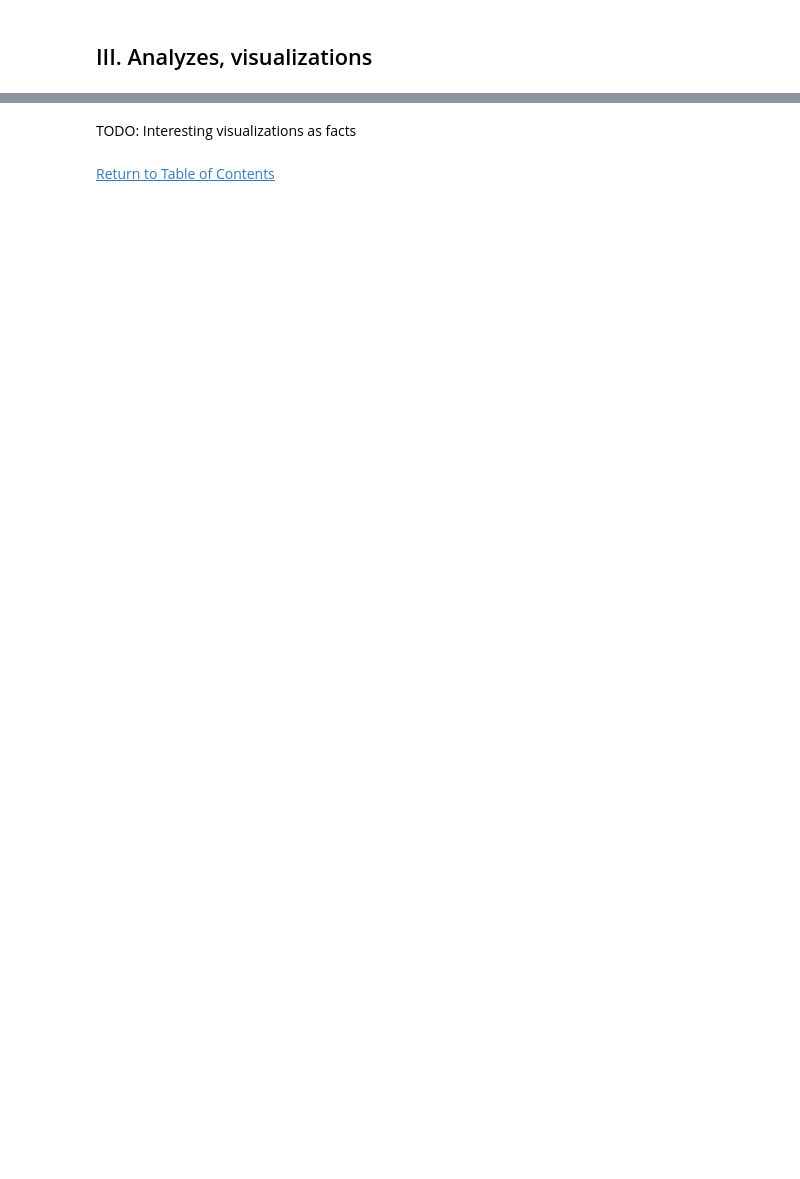
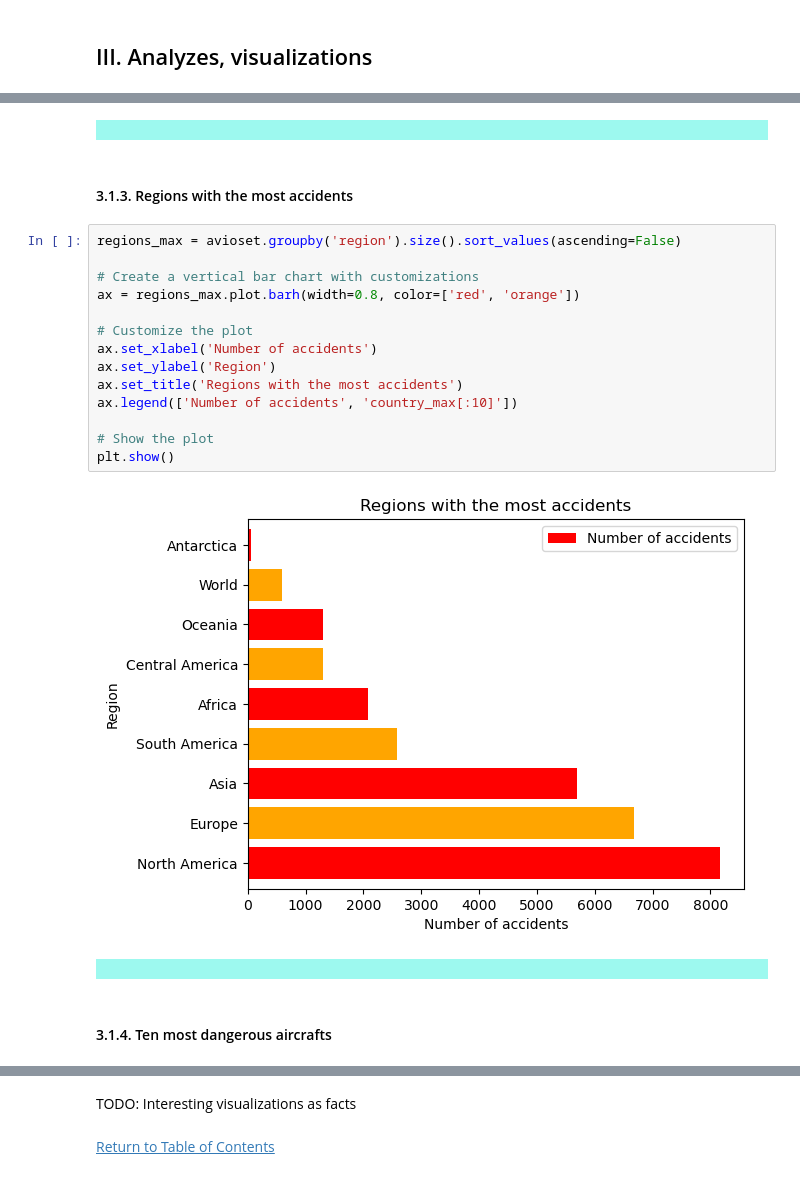
Before and after one commit to petiatodorova/Accidents-in-Aviation-Analysis, a Jupyter notebook: Dataset_1_AAB.ipynb, the cells around one changed output, grey strips where cells are left out. Saved outputs shown, nothing was run; the diff lists cells and outputs as text; blank space fills up the shorter version.

Commit message:
Regions with the most accidents.

```diff
--- a/Dataset_1_AAB.ipynb
+++ b/Dataset_1_AAB.ipynb
@@ -1489,0 +1436,24 @@ plt.show()
+# %% [markdown]
+<div style="background-color: #9df9ef; padding: 10px;"></div>
+# %% [markdown]
+#### 3.1.3. Regions with the most accidents <a id="3-1-3">
+# %%
+regions_max = avioset.groupby('region').size().sort_values(ascending=False)
+
+# Create a vertical bar chart with customizations
+ax = regions_max.plot.barh(width=0.8, color=['red', 'orange'])
+
+# Customize the plot
+ax.set_xlabel('Number of accidents')
+ax.set_ylabel('Region')
+ax.set_title('Regions with the most accidents')
+ax.legend(['Number of accidents', 'country_max[:10]'])
+
+# Show the plot
+plt.show()
+# %% [output]
+[figure, added]
+# %% [markdown]
+<div style="background-color: #9df9ef; padding: 10px;"></div>
+# %% [markdown]
+#### 3.1.4. Ten most dangerous aircrafts <a id="3-1-4">
```
Also changed, not shown: parts of 125 cells of this notebook.
